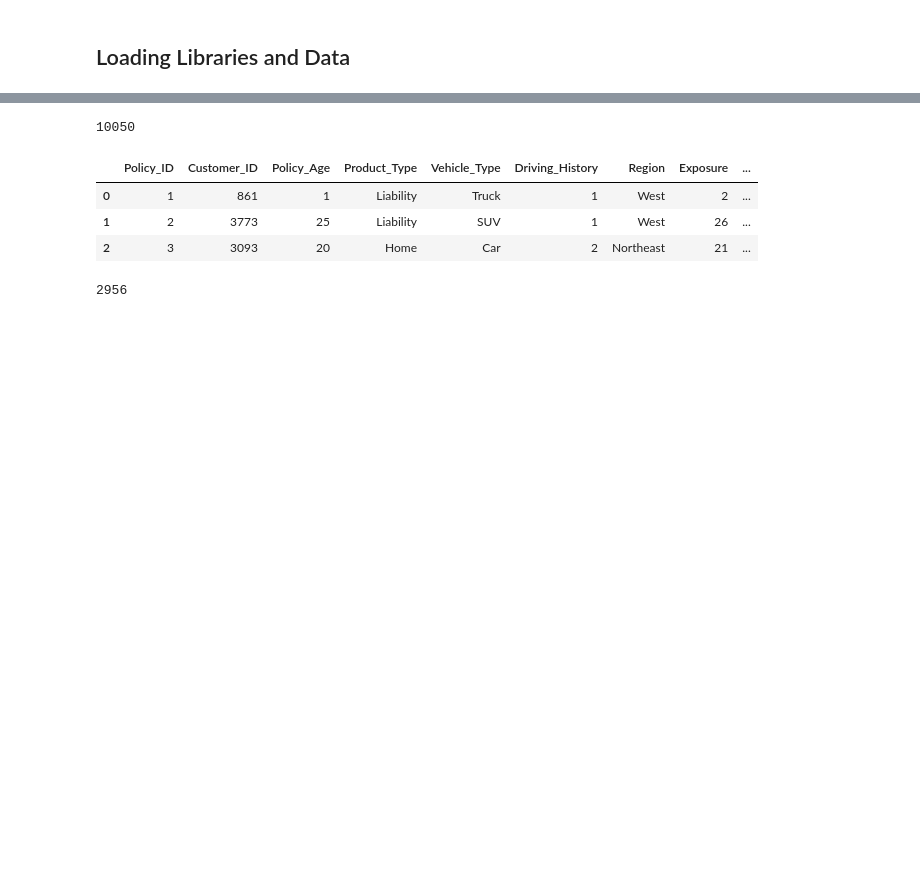
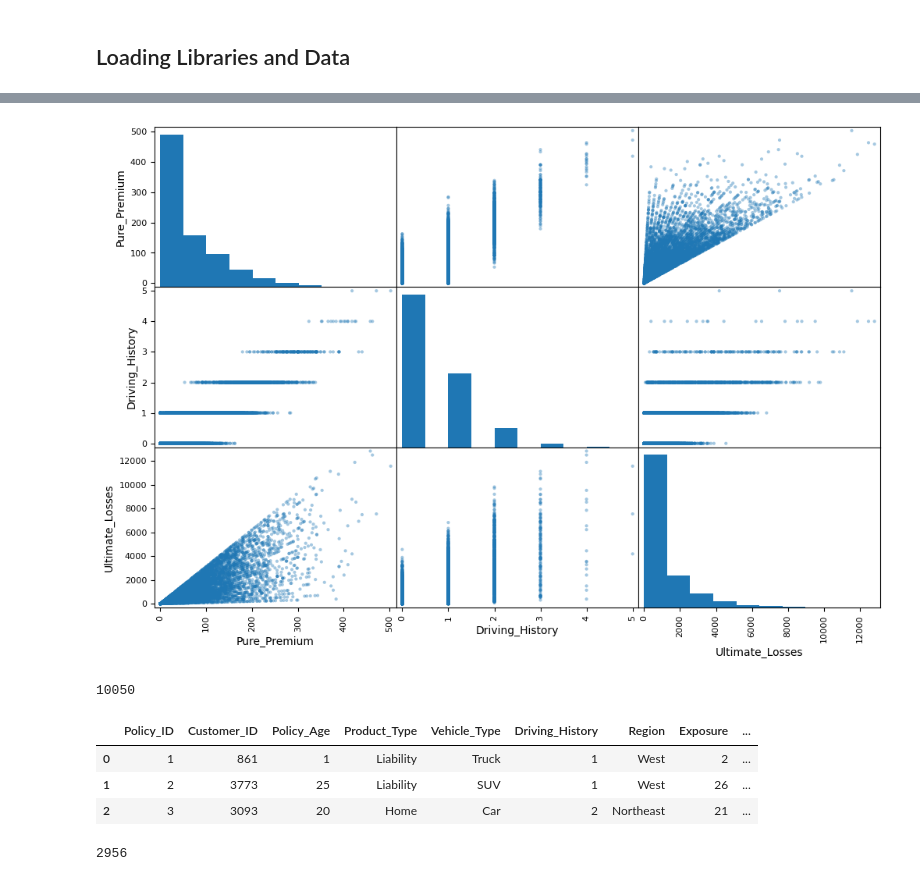
Before and after one commit to guilhermecadori/projects_Python, a Jupyter notebook: Summary.ipynb, the cells around one changed output, grey strips where cells are left out. Drawn from its saved outputs; the diff is of its cells as text; code cells hidden in the pictures; blank space fills up the shorter version.

```diff
--- a/Summary.ipynb
+++ b/Summary.ipynb
@@ -9,3 +74,11 @@ claims = pd.read_csv('claims.csv')
+# %%
+# Focus on the main attribute and assess relationships amongst them
+main_attributes = ['Pure_Premium', 'Driving_History', 'Ultimate_Losses']
+scatter_matrix(policies[main_attributes], alpha=0.4, figsize=(12, 8))
+
+plt.show()
+# %% [output]
+[figure, added]
 # %%
 print(len(policies))
 policies.head(3)
```
Also changed, not shown: parts of 5 cells of this notebook, 1 other file.
